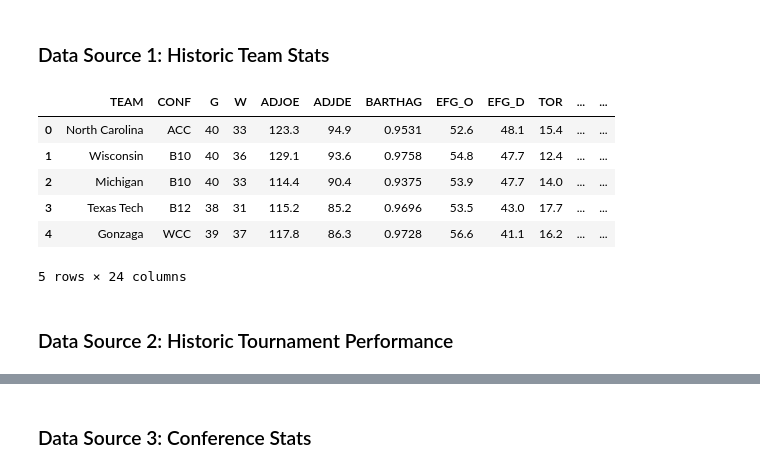
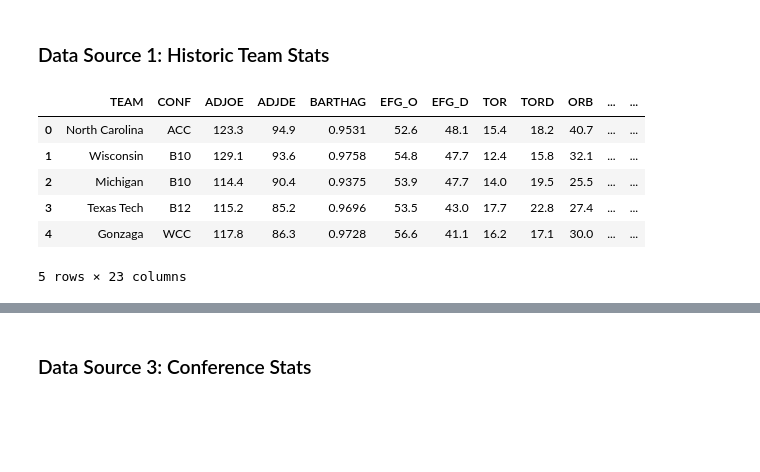
Before and after one commit to glenjoy99/bracket_prediction24, a Jupyter notebook: predict.ipynb, the cells around one changed output, grey strips where cells are left out. Saved outputs shown, nothing was run; the diff lists cells and outputs as text; code cells hidden in the pictures; blank space fills up the shorter version.

```diff
--- a/predict.ipynb
+++ b/predict.ipynb
@@ -18,14 +19,14 @@ Additionally, for funzies, we'll incorporate external 'nontraditional' factors s
 # %%
 # Reading in historic team season stats data. Has data from 2013 to 2023
 df = pd.read_csv('./data/archive1/cbb.csv')
+df['WIN_PCT'] = df['W']/df['G']
+df.drop(['G', 'W'], axis=1, inplace=True)
 df.head()
 # %% [output]
-|  | TEAM | CONF | G | W | ADJOE | ADJDE | BARTHAG | EFG_O | EFG_D | TOR | ... | ... |
-| 0 | North Carolina | ACC | 40 | 33 | 123.3 | 94.9 | 0.9531 | 52.6 | 48.1 | 15.4 | ... | ... |
-| 1 | Wisconsin | B10 | 40 | 36 | 129.1 | 93.6 | 0.9758 | 54.8 | 47.7 | 12.4 | ... | ... |
-| 2 | Michigan | B10 | 40 | 33 | 114.4 | 90.4 | 0.9375 | 53.9 | 47.7 | 14.0 | ... | ... |
-| 3 | Texas Tech | B12 | 38 | 31 | 115.2 | 85.2 | 0.9696 | 53.5 | 43.0 | 17.7 | ... | ... |
-| 4 | Gonzaga | WCC | 39 | 37 | 117.8 | 86.3 | 0.9728 | 56.6 | 41.1 | 16.2 | ... | ... |
+|  | TEAM | CONF | ADJOE | ADJDE | BARTHAG | EFG_O | EFG_D | TOR | TORD | ORB | ... | ... |
+| 0 | North Carolina | ACC | 123.3 | 94.9 | 0.9531 | 52.6 | 48.1 | 15.4 | 18.2 | 40.7 | ... | ... |
+| 1 | Wisconsin | B10 | 129.1 | 93.6 | 0.9758 | 54.8 | 47.7 | 12.4 | 15.8 | 32.1 | ... | ... |
+| 2 | Michigan | B10 | 114.4 | 90.4 | 0.9375 | 53.9 | 47.7 | 14.0 | 19.5 | 25.5 | ... | ... |
+| 3 | Texas Tech | B12 | 115.2 | 85.2 | 0.9696 | 53.5 | 43.0 | 17.7 | 22.8 | 27.4 | ... | ... |
+| 4 | Gonzaga | WCC | 117.8 | 86.3 | 0.9728 | 56.6 | 41.1 | 16.2 | 17.1 | 30.0 | ... | ... |
-5 rows × 24 columns
+5 rows × 23 columns
-# %% [markdown]
-### Data Source 2: Historic Tournament Performance
```
Also changed, not shown: parts of 49 cells of this notebook, 7 other files.
